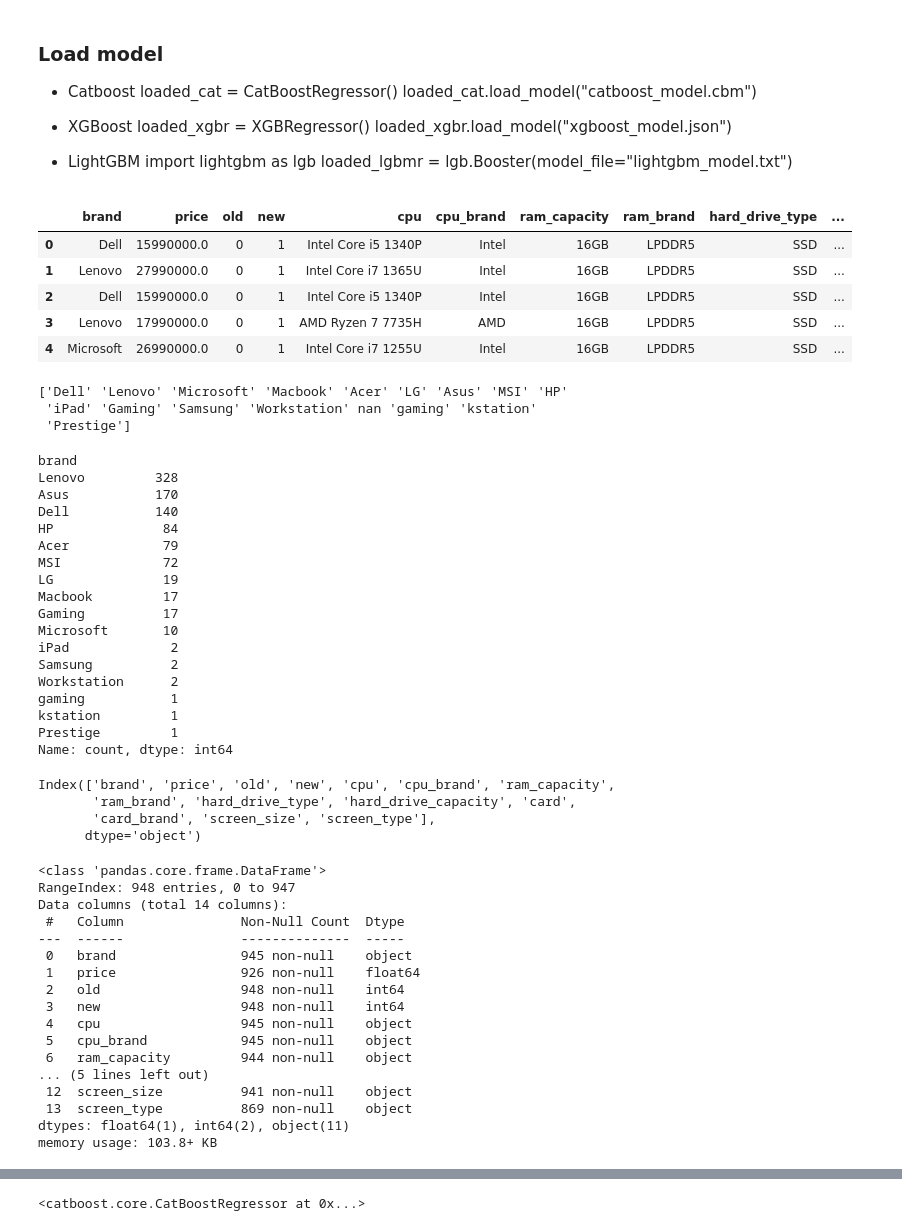
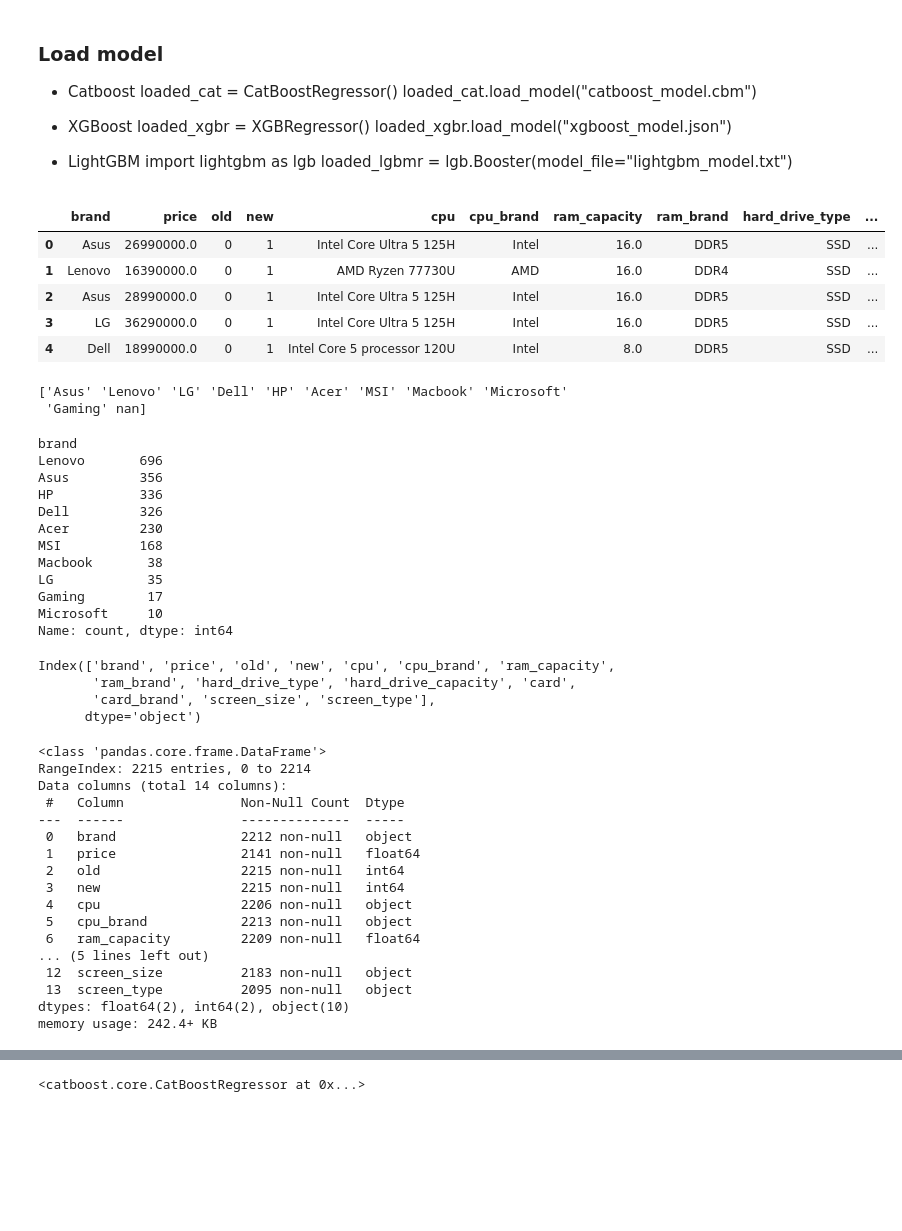
Before and after one commit to MinhPhucLe/Data-Science-Project, a Jupyter notebook: train.ipynb, the cells around one changed output, grey strips where cells are left out. Cells and saved outputs as stored; diff of their text form; code cells hidden in the pictures; blank space fills up the shorter version.

Commit message:
done train+data

```diff
--- a/train.ipynb
+++ b/train.ipynb
@@ -14,25 +14,25 @@ loaded_lgbmr = lgb.Booster(model_file="lightgbm_model.txt")
 # %%
 import pandas as pd
 import numpy as np
 import matplotlib.pyplot as plt
 import seaborn as sns
 from scipy import stats
 import regex as re
 from sklearn.preprocessing import LabelEncoder
 from sklearn.preprocessing import StandardScaler
 from sklearn.model_selection import train_test_split, GridSearchCV
 from sklearn.decomposition import PCA
 #import pygwalker as pyg
 
-train = pd.read_csv("combined.csv")
+train = pd.read_csv("Data/Data.csv")
 train.head()
 # %% [output]
 |  | brand | price | old | new | cpu | cpu_brand | ram_capacity | ram_brand | hard_drive_type | ... |
-| 0 | Dell | 15990000.0 | 0 | 1 | Intel Core i5 1340P | Intel | 16GB | LPDDR5 | SSD | ... |
-| 1 | Lenovo | 27990000.0 | 0 | 1 | Intel Core i7 1365U | Intel | 16GB | LPDDR5 | SSD | ... |
-| 2 | Dell | 15990000.0 | 0 | 1 | Intel Core i5 1340P | Intel | 16GB | LPDDR5 | SSD | ... |
-| 3 | Lenovo | 17990000.0 | 0 | 1 | AMD Ryzen 7 7735H | AMD | 16GB | LPDDR5 | SSD | ... |
-| 4 | Microsoft | 26990000.0 | 0 | 1 | Intel Core i7 1255U | Intel | 16GB | LPDDR5 | SSD | ... |
+| 0 | Asus | 26990000.0 | 0 | 1 | Intel Core Ultra 5 125H | Intel | 16.0 | DDR5 | SSD | ... |
+| 1 | Lenovo | 16390000.0 | 0 | 1 | AMD Ryzen 77730U | AMD | 16.0 | DDR4 | SSD | ... |
+| 2 | Asus | 28990000.0 | 0 | 1 | Intel Core Ultra 5 125H | Intel | 16.0 | DDR5 | SSD | ... |
+| 3 | LG | 36290000.0 | 0 | 1 | Intel Core Ultra 5 125H | Intel | 16.0 | DDR5 | SSD | ... |
+| 4 | Dell | 18990000.0 | 0 | 1 | Intel Core 5 processor 120U | Intel | 8.0 | DDR5 | SSD | ... |
 # %%
 train['brand'] = train['brand'].replace('Apple', 'Macbook')
 train['brand'] = train['brand'].replace('MacBook', 'Macbook')
@@ -47,30 +47,23 @@ train['brand'] = train['brand'].replace('ASUS', 'Asus')
 unique_brands = train['brand'].unique()
 print(unique_brands)
 # %% [output]
-['Dell' 'Lenovo' 'Microsoft' 'Macbook' 'Acer' 'LG' 'Asus' 'MSI' 'HP'
- 'iPad' 'Gaming' 'Samsung' 'Workstation' nan 'gaming' 'kstation'
- 'Prestige']
+['Asus' 'Lenovo' 'LG' 'Dell' 'HP' 'Acer' 'MSI' 'Macbook' 'Microsoft'
+ 'Gaming' nan]
 # %%
 brand_counts = train['brand'].value_counts()
 print(brand_counts)
 # %% [output]
 brand
-Lenovo         328
-Asus           170
-Dell           140
-HP              84
-Acer            79
-MSI             72
-LG              19
-Macbook         17
-Gaming          17
-Microsoft       10
-iPad             2
-Samsung          2
-Workstation      2
-gaming           1
-kstation         1
-Prestige         1
+Lenovo       696
+Asus         356
+HP           336
+Dell         326
+Acer         230
+MSI          168
+Macbook       38
+LG            35
+Gaming        17
+Microsoft     10
 Name: count, dtype: int64
 # %%
 train.columns
@@ -87,22 +80,22 @@ cat_cols = ['brand', 'cpu', 'cpu_brand', 'ram_capacity',
 train.info()
 # %% [output]
 <class 'pandas.core.frame.DataFrame'>
-RangeIndex: 948 entries, 0 to 947
+RangeIndex: 2215 entries, 0 to 2214
 Data columns (total 14 columns):
  #   Column               Non-Null Count  Dtype
 ---  ------               --------------  -----
- 0   brand                945 non-null    object
- 1   price                926 non-null    float64
- 2   old                  948 non-null    int64
- 3   new                  948 non-null    int64
- 4   cpu                  945 non-null    object
- 5   cpu_brand            945 non-null    object
- 6   ram_capacity         944 non-null    object
+ 0   brand                2212 non-null   object
+ 1   price                2141 non-null   float64
+ 2   old                  2215 non-null   int64
+ 3   new                  2215 non-null   int64
+ 4   cpu                  2206 non-null   object
+ 5   cpu_brand            2213 non-null   object
+ 6   ram_capacity         2209 non-null   float64
 ... (5 lines left out)
- 12  screen_size          941 non-null    object
- 13  screen_type          869 non-null    object
-dtypes: float64(1), int64(2), object(11)
-memory usage: 103.8+ KB
+ 12  screen_size          2183 non-null   object
+ 13  screen_type          2095 non-null   object
+dtypes: float64(2), int64(2), object(10)
+memory usage: 242.4+ KB
 # %%
 ram_counts = train['ram_brand'].value_counts()
 print(ram_counts)
```
Also changed, not shown: parts of 17 cells of this notebook, 1 other file.
